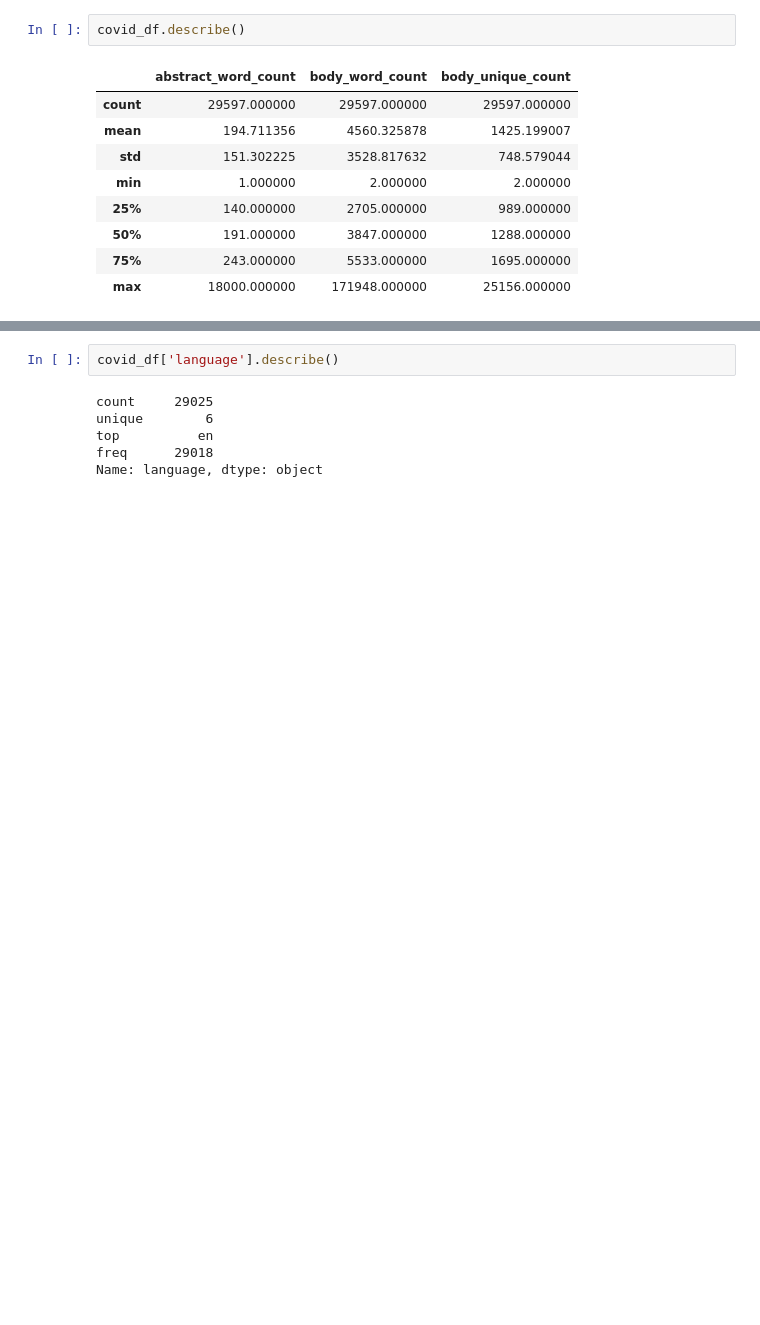
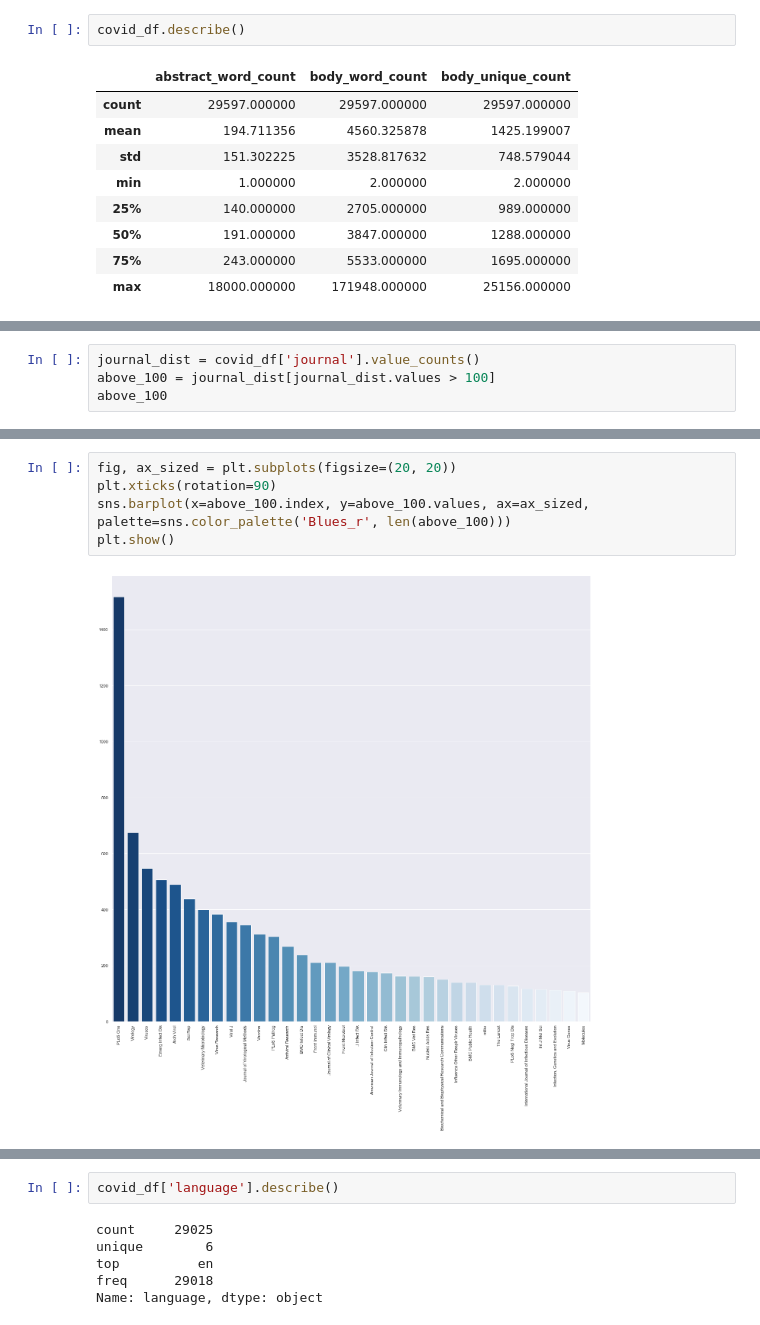
Before and after one commit to orangejuicetin/CIS545-Final-Project, a Jupyter notebook: justin_choi_cis545_final.ipynb, the cells around one changed output, grey strips where cells are left out. Drawn from its saved outputs; the diff is of its cells as text; blank space fills up the shorter version.

```diff
--- a/justin_choi_cis545_final.ipynb
+++ b/justin_choi_cis545_final.ipynb
@@ -278,0 +297,4 @@ plt.bar(lang_distribution.index, lang_distribution['title'])
+# %%
+journal_dist = covid_df['journal'].value_counts()
+above_100 = journal_dist[journal_dist.values > 100]
+above_100
@@ -279,2 +342,9 @@ plt.bar(lang_distribution.index, lang_distribution['title'])
+# %%
+fig, ax_sized = plt.subplots(figsize=(20, 20))
+plt.xticks(rotation=90)
+sns.barplot(x=above_100.index, y=above_100.values, ax=ax_sized, palette=sns.color_palette('Blues_r', len(above_100)))
+plt.show()
+# %% [output]
+[figure, added]
 # %% [markdown]
 # NLP + feature extraction
```
Also changed, not shown: parts of 17 cells of this notebook.
